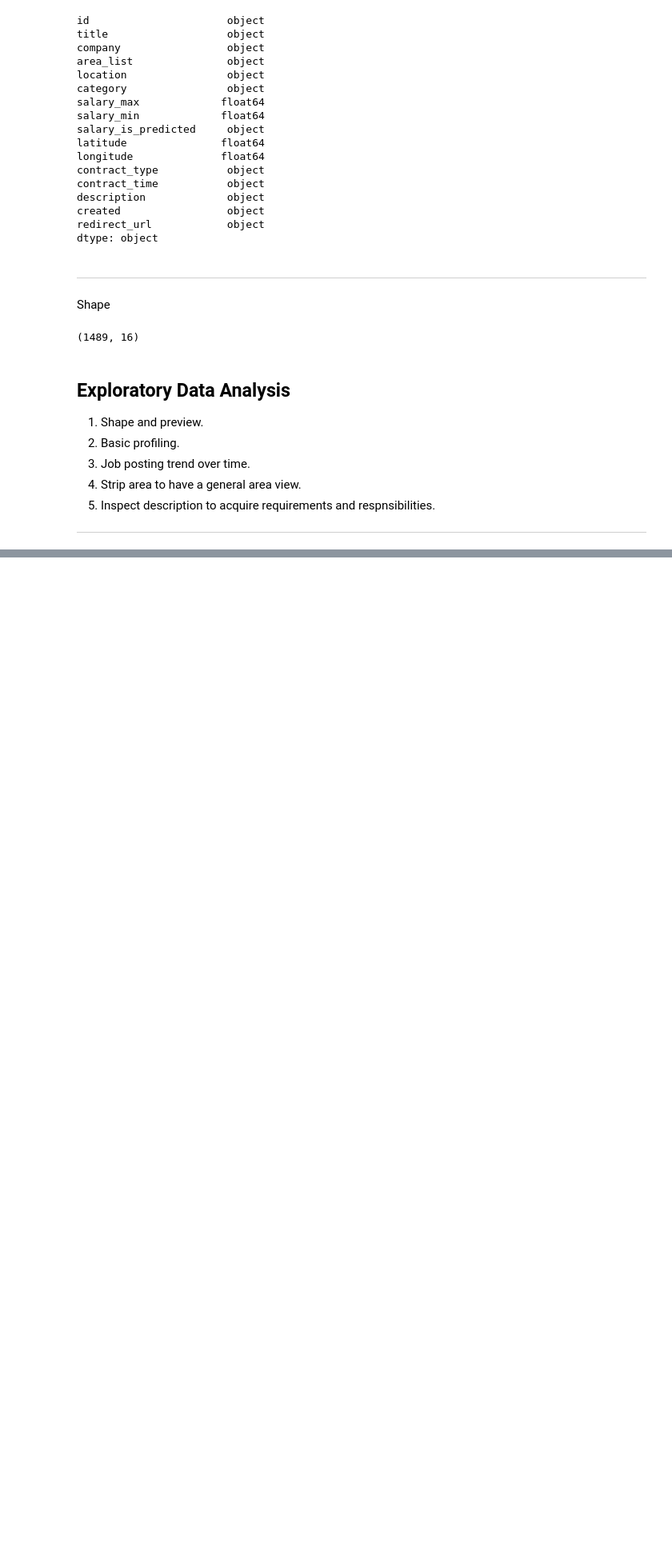
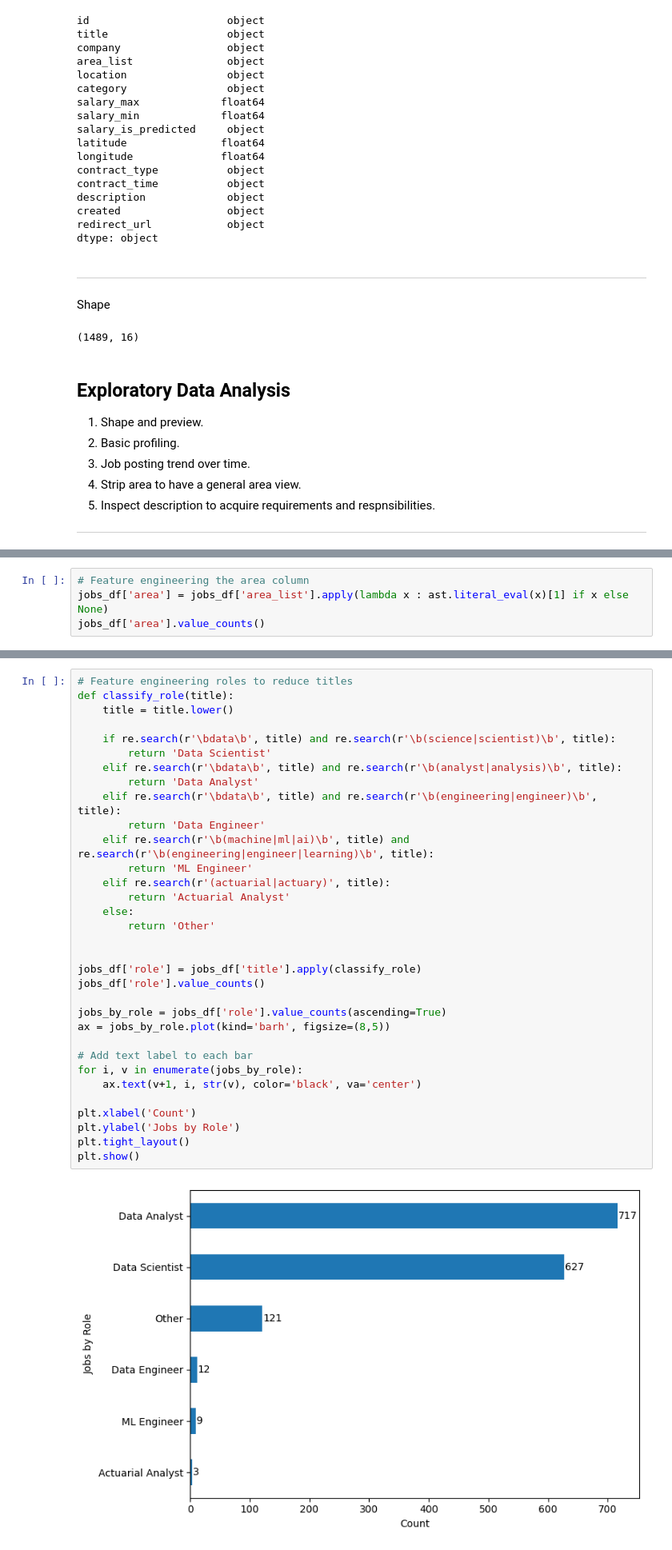
Before and after one commit to Lennykiruthu/jobs-analysis, a Jupyter notebook: jobs_analysis.ipynb, the cells around one changed output, grey strips where cells are left out. Shown at 80% size. Cells and saved outputs as stored; diff of their text form; blank space fills up the shorter version.

Commit message:
Created role feature to reduce titles. Created area feature to specificy the area the job is located.

```diff
--- a/jobs_analysis.ipynb
+++ b/jobs_analysis.ipynb
@@ -125,0 +132,4 @@ Number of contract times: 2,
+# %%
+# Feature engineering the area column
+jobs_df['area'] = jobs_df['area_list'].apply(lambda x : ast.literal_eval(x)[1] if x else None)
+jobs_df['area'].value_counts()
@@ -125,0 +143,35 @@ Number of contract times: 2,
+# %%
+# Feature engineering roles to reduce titles
+def classify_role(title):
+    title = title.lower()
+
+    if re.search(r'\bdata\b', title) and re.search(r'\b(science|scientist)\b', title):
+        return 'Data Scientist'
+    elif re.search(r'\bdata\b', title) and re.search(r'\b(analyst|analysis)\b', title):
+        return 'Data Analyst'
+    elif re.search(r'\bdata\b', title) and re.search(r'\b(engineering|engineer)\b', title):
+        return 'Data Engineer'
+    elif re.search(r'\b(machine|ml|ai)\b', title) and re.search(r'\b(engineering|engineer|learning)\b', title):
+        return 'ML Engineer'
+    elif re.search(r'(actuarial|actuary)', title):
+        return 'Actuarial Analyst'
+    else:
+        return 'Other'
+
+
+jobs_df['role'] = jobs_df['title'].apply(classify_role)
+jobs_df['role'].value_counts()
+
+jobs_by_role = jobs_df['role'].value_counts(ascending=True)
+ax = jobs_by_role.plot(kind='barh', figsize=(8,5))
+
+# Add text label to each bar
+for i, v in enumerate(jobs_by_role):
+    ax.text(v+1, i, str(v), color='black', va='center')
+
+plt.xlabel('Count')
+plt.ylabel('Jobs by Role')
+plt.tight_layout()
+plt.show()
+# %% [output]
+[figure, added]
```
Also changed, not shown: parts of 8 cells of this notebook.
